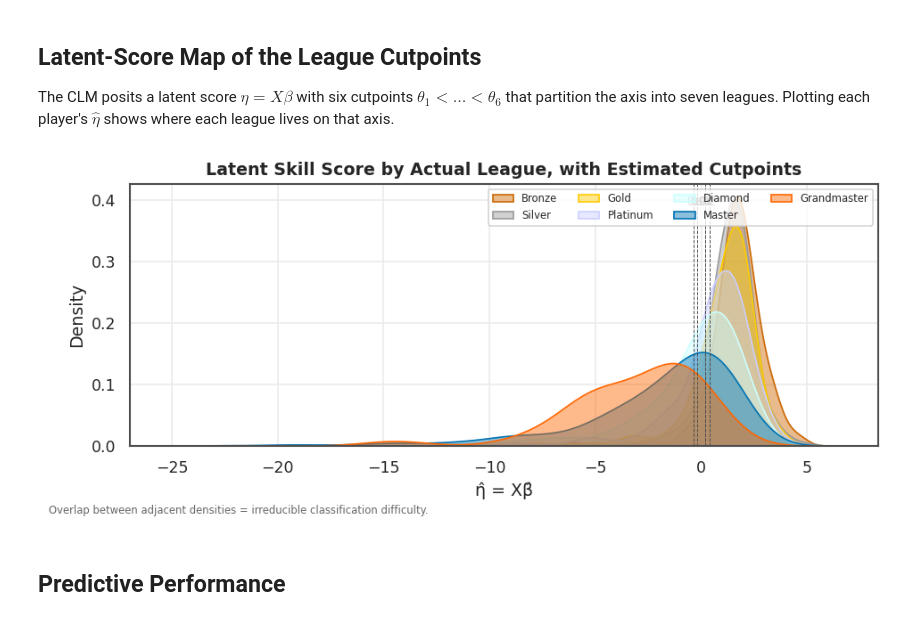
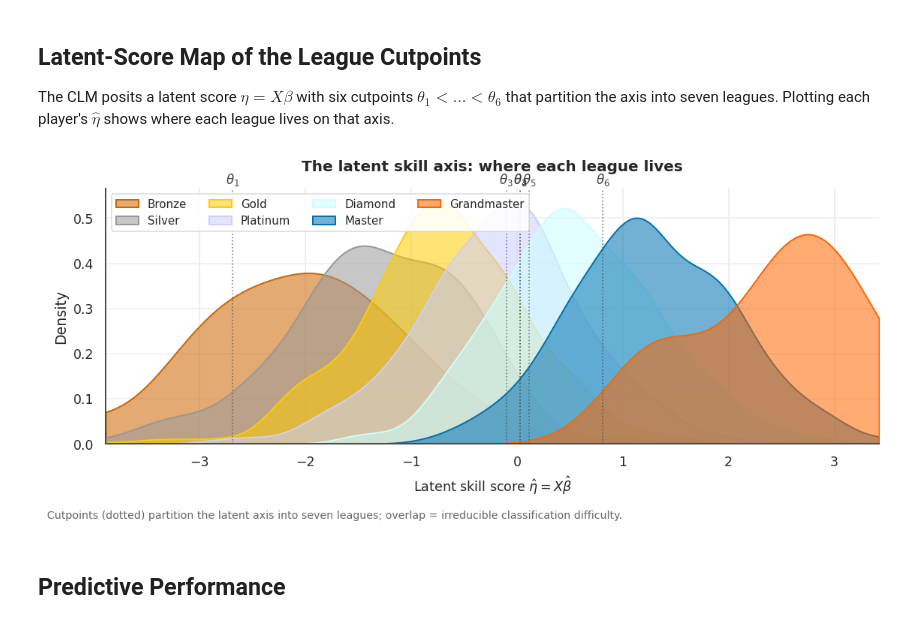
Before and after one commit to ArriW/skillcraft, a Jupyter notebook: skillcraft_regression.ipynb, the cells around one changed output. Saved outputs shown, nothing was run; the diff lists cells and outputs as text; code cells hidden in the pictures.

```diff
--- a/skillcraft_regression.ipynb
+++ b/skillcraft_regression.ipynb
@@ -819,36 +891,49 @@ plt.show()
 
 The CLM posits a latent score $\eta = X\beta$ with six cutpoints $\theta_1 < \dots < \theta_6$ that partition the axis into seven leagues. Plotting each player's $\hat\eta$ shows where each league lives on that axis.
 # %%
-# Compute latent score η = Xβ (location part only)
-beta_loc = ord_final.params[n_thresh:]
-eta_hat = X_ord_final.values @ beta_loc.values
-cutpoints = ord_final.params[:n_thresh]
+# Latent score η = Xβ (location parameters only)
+beta_loc  = ord_final.params[loc_names]
+eta_hat   = X_ord_final.values @ beta_loc.values
+cutpoints = ord_final.params.drop(loc_names)
 
-fig, ax = plt.subplots(figsize=(8, 3.5))
+# Robust x-limits so the long left tail doesn't compress the visible range
+x_lo, x_hi = np.quantile(eta_hat, [0.005, 0.995])
+pad = (x_hi - x_lo) * 0.05
+x_lo, x_hi = x_lo - pad, x_hi + pad
+
+fig, ax = plt.subplots(figsize=(9.5, 4.2))
 for lv in range(1, 8):
     mask = y_ord.values == lv
     if mask.sum() == 0:
         continue
-    sns.kdeplot(eta_hat[mask], ax=ax, fill=True, alpha=0.45,
-                color=LEAGUE_PAL[lv-1], label=LEAGUE_LBL[lv-1])
+    sns.kdeplot(eta_hat[mask], ax=ax, fill=True, alpha=0.55,
+                color=LEAGUE_PAL[lv-1], lw=1.2, clip=(x_lo, x_hi),
+                label=LEAGUE_LBL[lv-1])
 
+ymax = ax.get_ylim()[1]
 for i, (name, val) in enumerate(cutpoints.items()):
-    ax.axvline(val, color="0.30", ls="--", lw=0.6)
-    ax.text(val, ax.get_ylim()[1]*0.92, f"θ{i+1}", fontsize=7,
-            ha="center", color="0.30")
+    if not (x_lo < val < x_hi):
+        continue
+    ax.axvline(val, color="0.30", ls=":", lw=1.0, alpha=0.7)
+    ax.text(val, ymax * 1.02, f"$\\theta_{{{i+1}}}$",
+            fontsize=10, ha="center", color="0.25")
 
-ax.set_xlabel("η̂ = Xβ̂")
+ax.set_xlim(x_lo, x_hi)
+ax.set_xlabel(r"Latent skill score $\hat{\eta} = X\hat{\beta}$", fontsize=10.5)
 ax.set_ylabel("Density")
-ax.set_title("Latent Skill Score by Actual League, with Estimated Cutpoints",
-             fontweight="bold")
-ax.legend(fontsize=7, ncol=4, loc="upper right")
+ax.set_title("The latent skill axis: where each league lives",
+             fontweight="bold", fontsize=12, pad=14)
+ax.legend(ncol=4, fontsize=9, loc="upper left",
+          frameon=True, framealpha=0.9, edgecolor="0.85")
+ax.set_axisbelow(True); ax.grid(axis="y", color="0.94")
+ax.spines[["top", "right"]].set_visible(False)
 fig.text(0.01, 0.01,
-         "Overlap between adjacent densities = irreducible classification difficulty.",
-         fontsize=7, color="0.40")
-plt.tight_layout()
+         "Cutpoints (dotted) partition the latent axis into seven leagues; overlap = irreducible classification difficulty.",
+         fontsize=8.5, color="0.40")
+plt.tight_layout(rect=[0, 0.03, 1, 1])
 plt.show()
 # %% [output]
-[figure, old version]
+[figure, new version]
 # %% [markdown]
 ## Predictive Performance
 # %%
```
Also changed, not shown: parts of 12 cells of this notebook, 13 other files.
